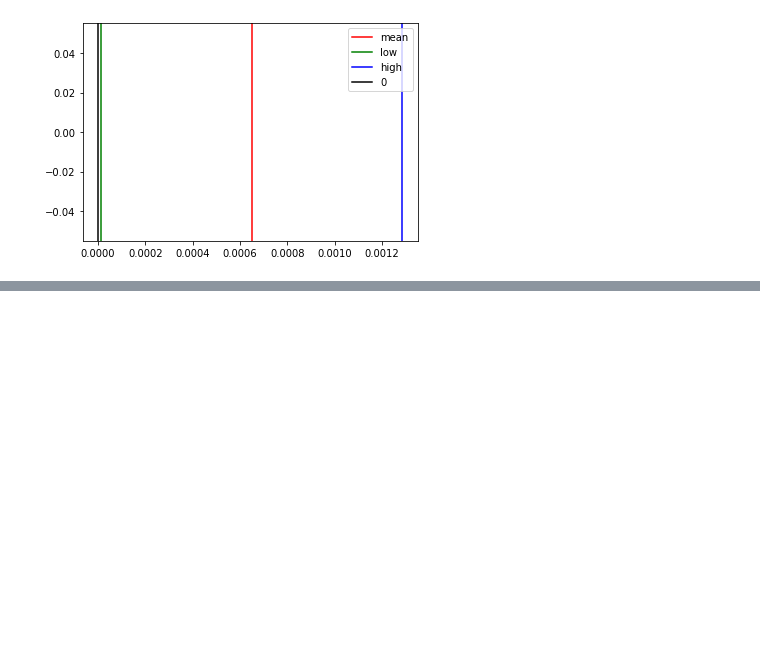
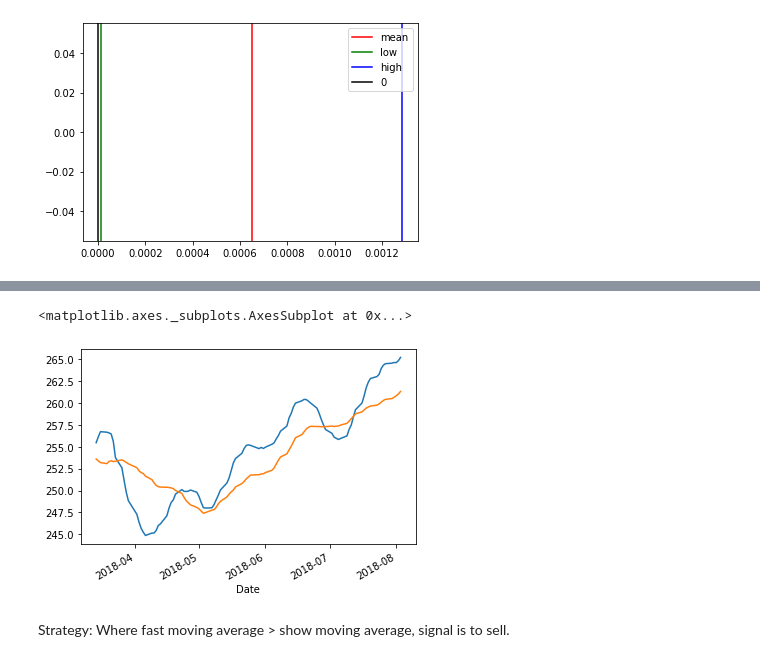
Before and after one commit to MoMus2000/Finance, a Jupyter notebook: FinancialEngineering.ipynb, the cells around one changed output, grey strips where cells are left out. Drawn from its saved outputs; the diff is of its cells as text; code cells hidden in the pictures; blank space fills up the shorter version.

```diff
--- a/FinancialEngineering.ipynb
+++ b/FinancialEngineering.ipynb
@@ -226,0 +423,2 @@ plt.plot()
+# %%
+data = download_data(["SPY"], "5y", "1d")
@@ -226,0 +437,4 @@ plt.plot()
+# %%
+data["Log Return"] = np.log(data['SPY']).diff()
+# %%
+data["Log Return"] = data["Log Return"].shift(-1)
@@ -226,0 +451,11 @@ plt.plot()
+# %%
+data["Slow"] = data["SPY"].rolling(10).mean()
+data["Fast"] = data["SPY"].rolling(30).mean()
+# %%
+data["Slow"].iloc[300:400].plot()
+data["Fast"].iloc[300:400].plot()
+# %% [output]
+<matplotlib.axes._subplots.AxesSubplot at 0x...>
+[figure, added]
+# %% [markdown]
+Strategy: Where fast moving average > show moving average, signal is to sell.
```
Also changed, not shown: parts of 51 cells of this notebook.
